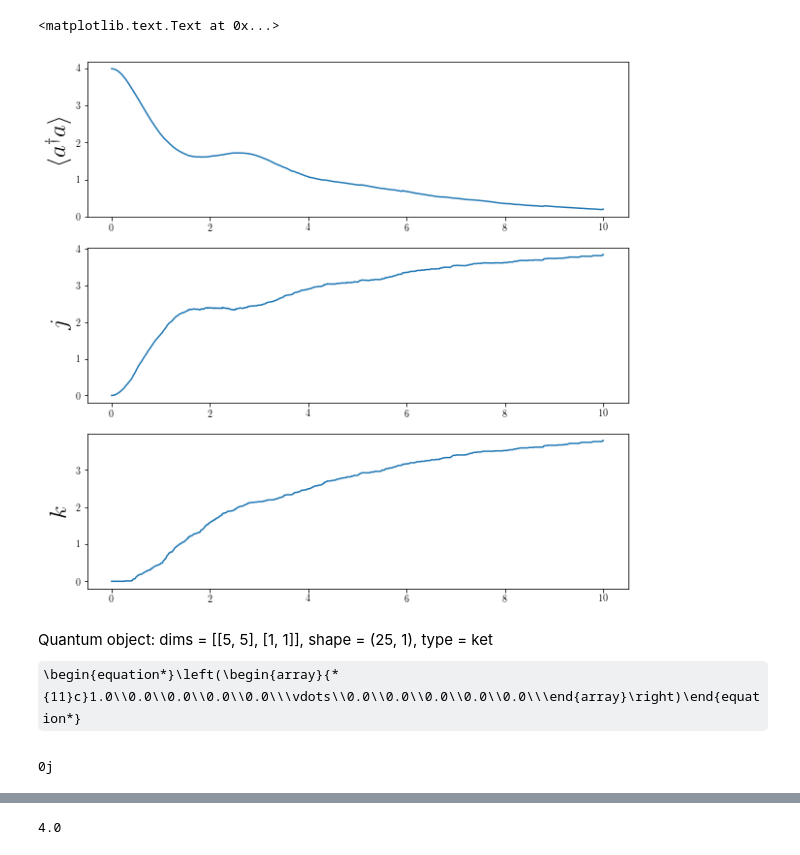
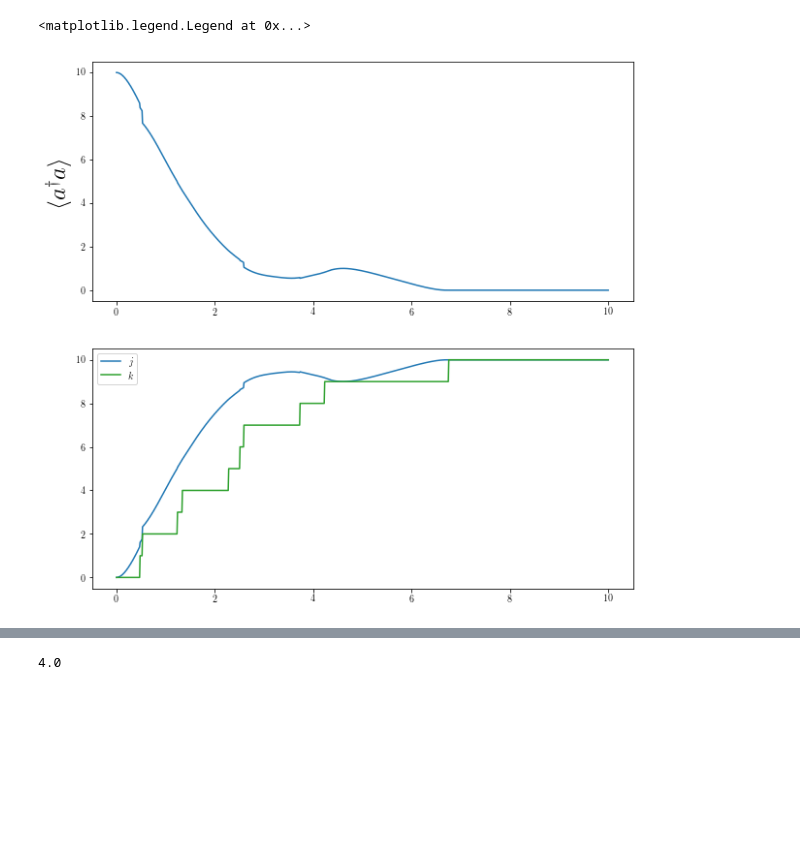
Before and after one commit to behnamgit/Q_Heat_Engine, a Jupyter notebook: Battery.ipynb, the cells around one changed output, grey strips where cells are left out. Cells and saved outputs as stored; diff of their text form; code cells hidden in the pictures; some formulas as TeX source; blank space fills up the shorter version.

```diff
--- a/Battery.ipynb
+++ b/Battery.ipynb
@@ -8,8 +8,8 @@ rc('font',**{'family':'sans-serif','sans-serif':['Helvetica']})
 rc('text', usetex=True)
 # %%
 #Battery
-Engine_Dim = 10
-Battery_Dim = 10
+Engine_Dim = 30
+Battery_Dim = 30
 
 # Hilbert space is oscillator x battery_l x battery_k
 a = tensor(destroy(Engine_Dim),  identity(Battery_Dim),          identity(Battery_Dim)          )
@@ -40,15 +40,15 @@ omega = 1.0
 H_e = omega*a.dag()*a
 
 #Hamiltonian of battery
-omega_m = 2.0
+omega_m = 1.0
 H_b = omega_m*(NL+NK)
 
 #Interaction Hamiltonian
 Coupling = 1.0
-H_I = Coupling*(L.dag()*a + a.dag()*L)
+H_c = Coupling*(L.dag()*a + a.dag()*L)
 
 # Total Hamiltonian
-H = H_e + H_b + H_I
+H = H_e + H_b + H_c
 # %%
 plt.figure(1,figsize=[10,10])
 plt.matshow(np.real(H.data.toarray()),fignum=1, cmap=plt.cm.gray_r)
@@ -68,7 +68,7 @@ def ket_battery(state):
     k = expect(NumK,state)
     return l+k,k
 # %%
-oscillator_init = tensor( displace(Engine_Dim,2)*basis(Engine_Dim,0))
+oscillator_init = tensor( displace(Engine_Dim,0)*basis(Engine_Dim,10))
 battery_init = battery(0,0,Dim=Battery_Dim)
 psi0 = tensor(oscillator_init,battery_init)
 
@@ -76,6 +76,6 @@ times = np.linspace(0.0,10.0,1000)
 
 gamma = 1.5
 C0 = np.sqrt(gamma)*K.dag()
-opts = Options(ntraj=100)
+opts = Options(ntraj=1)
 result = mcsolve(H, psi0, times, c_ops=[C0], e_ops=[N,NL,NK],options=opts)
 # %% [output]
@@ -93,22 +84,14 @@ Total run time:   4.04s
 # %%
 n = result.expect[0]
 l = result.expect[1]
 k = result.expect[2]
-Fig, ax = plt.subplots(3,figsize=[10,10])
+Fig, ax = plt.subplots(2,figsize=[10,10])
 ax[0].plot(times,n)
 ax[0].set_ylabel(r'$\langle a^\dagger a \rangle$',fontsize=25)
-ax[1].plot(times,l+k)
-ax[1].set_ylabel(r'$j$',fontsize=25)
-ax[2].plot(times,k)
-ax[2].set_ylabel(r'$k$',fontsize=25)
+ax[1].plot(times,l+k,label=r'$j$')
+#ax[1].set_ylabel(r'$j$',fontsize=25)
+ax[1].plot(times,k,'C2',label=r'$k$')
+ax[1].legend()
 # %% [output]
-<matplotlib.text.Text at 0x...>
+<matplotlib.legend.Legend at 0x...>
-[figure, old version]
+[figure, new version]
-# %%
-battery(0,0,Dim=Battery_Dim)
-# %% [output]
-Quantum object: dims = [[5, 5], [1, 1]], shape = (25, 1), type = ket\begin{equation*}\left(\begin{array}{*{11}c}1.0\\0.0\\0.0\\0.0\\0.0\\\vdots\\0.0\\0.0\\0.0\\0.0\\0.0\\\end{array}\right)\end{equation*}
-# %%
-expect(K,psi0)
-# %% [output]
-0j
```
Also changed, not shown: parts of 4 cells of this notebook, 1 other file.
